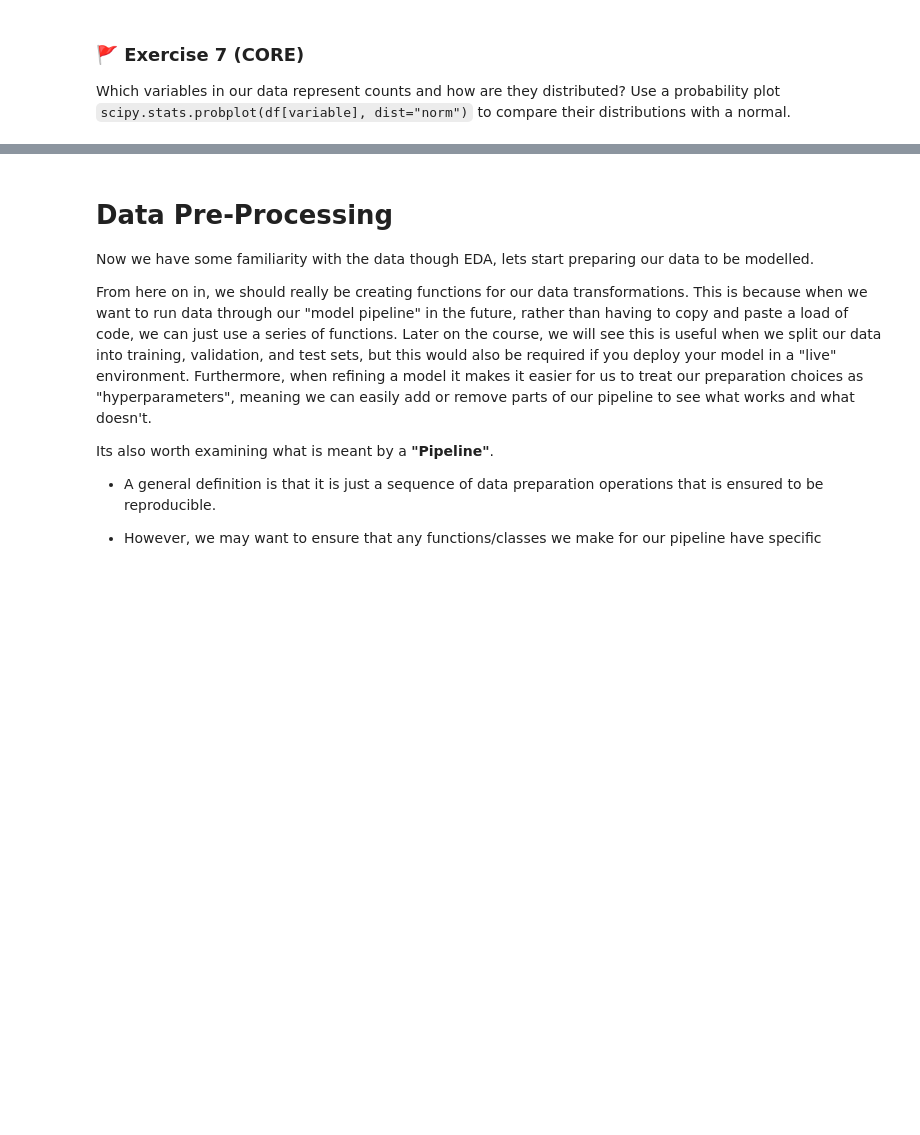
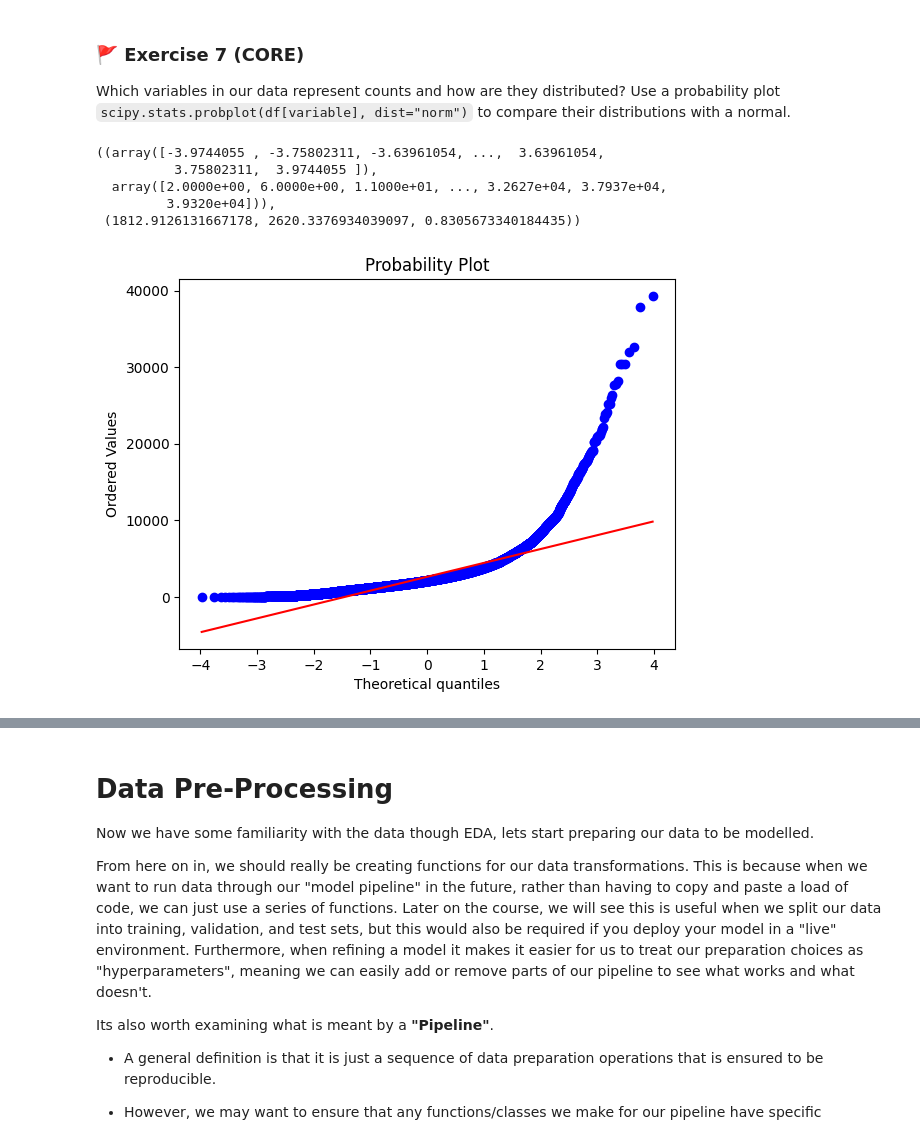
Before and after one commit to whenshon1/PyMLWk1, a Jupyter notebook: mlp_week01.ipynb, the cells around one changed output, grey strips where cells are left out. Cells and saved outputs as stored; diff of their text form; code cells hidden in the pictures; blank space fills up the shorter version.

```diff
--- a/mlp_week01.ipynb
+++ b/mlp_week01.ipynb
@@ -292,3 +314,12 @@ Use `sns.pairplot` to further investigate the joint relationship between each pa
 ### 🚩 Exercise 7 (CORE)
 
 Which variables in our data represent counts and how are they distributed? Use a probability plot `scipy.stats.probplot(df[variable], dist="norm")` to compare their distributions with a normal.
+# %%
+stats.probplot(housing["total_rooms"], dist="norm", plot=plt)
+# %% [output]
+((array([-3.9744055 , -3.75802311, -3.63961054, ...,  3.63961054,
+          3.75802311,  3.9744055 ]),
+  array([2.0000e+00, 6.0000e+00, 1.1000e+01, ..., 3.2627e+04, 3.7937e+04,
+         3.9320e+04])),
+ (1812.9126131667178, 2620.3376934039097, 0.8305673340184435))
+[figure, added]
```
Also changed, not shown: parts of 15 cells of this notebook.
